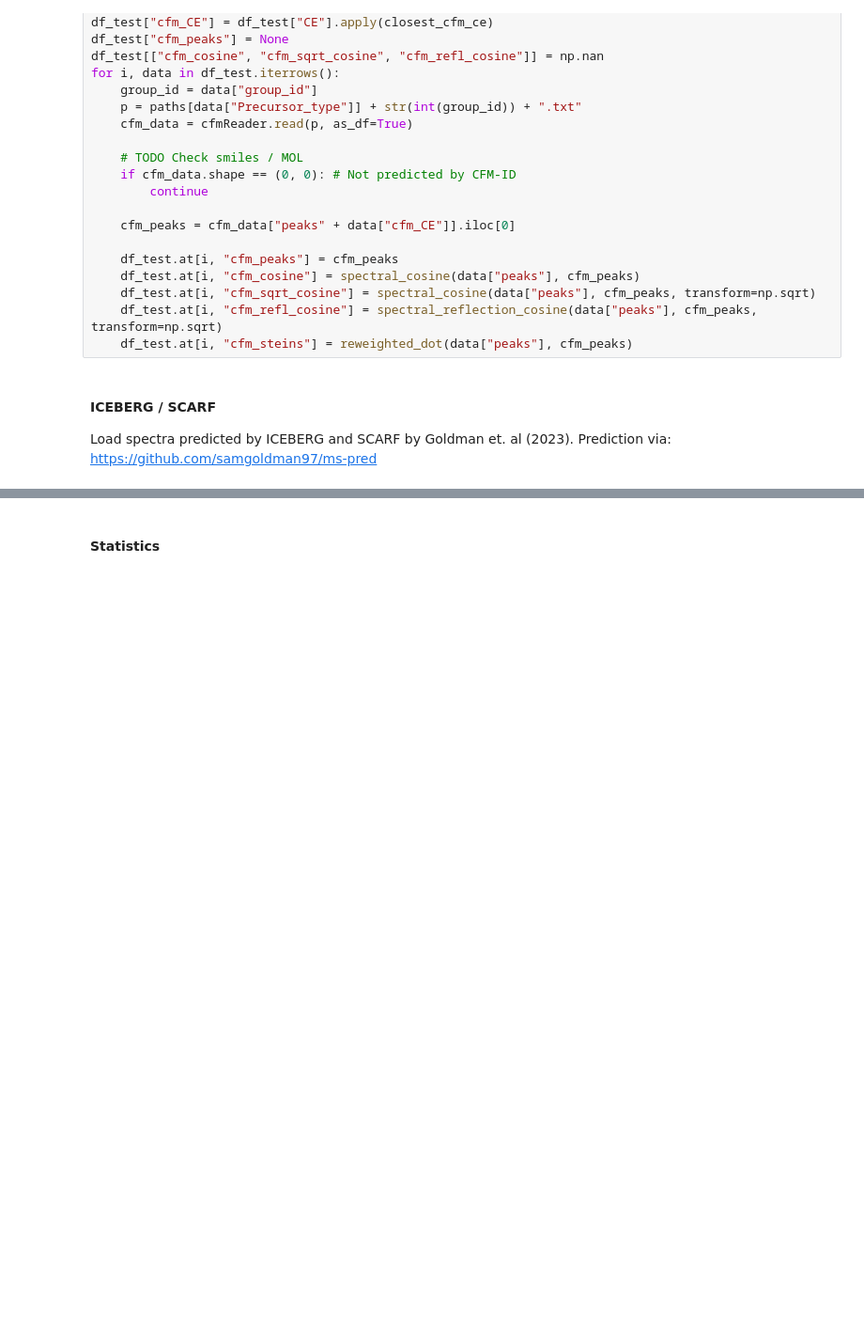
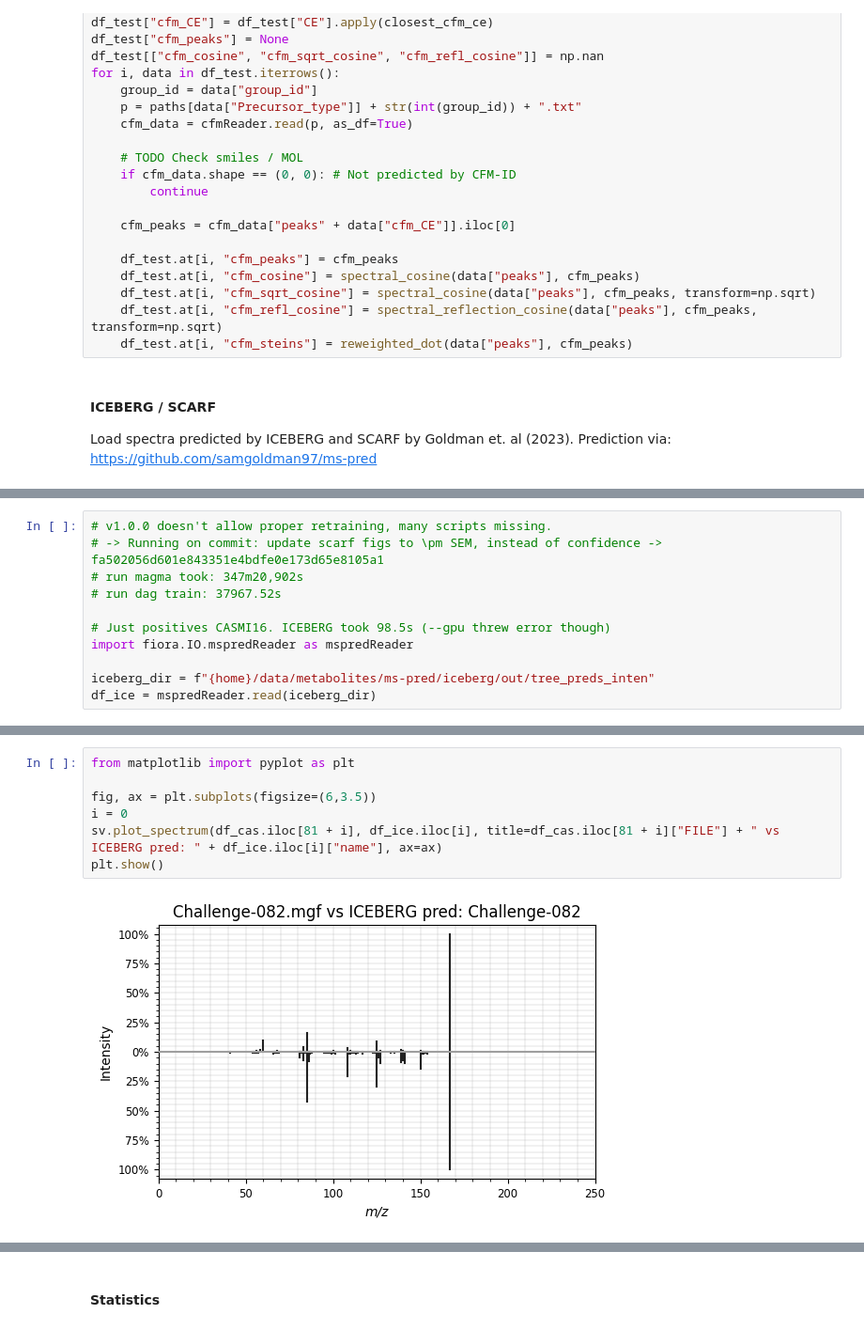
Before and after one commit to BAMeScience/fiora, a Jupyter notebook: notebooks/test_model.ipynb, the cells around one changed output, grey strips where cells are left out. Shown: that part at 94% size. Saved outputs shown, nothing was run; the diff lists cells and outputs as text; blank space fills up the shorter version.

```diff
--- a/notebooks/test_model.ipynb
+++ b/notebooks/test_model.ipynb
@@ -511,0 +442,11 @@ pd.DataFrame(read_ms_pred_output(iceberg_dir))
+# %%
+# v1.0.0 doesn't allow proper retraining, many scripts missing.
+# -> Running on commit: update scarf figs to \pm SEM, instead of confidence -> fa502056d601e843351e4bdfe0e173d65e8105a1
+# run magma took: 347m20,902s
+# run dag train: 37967.52s
+
+# Just positives CASMI16. ICEBERG took 98.5s (--gpu threw error though)
+import fiora.IO.mspredReader as mspredReader
+
+iceberg_dir = f"{home}/data/metabolites/ms-pred/iceberg/out/tree_preds_inten"
+df_ice = mspredReader.read(iceberg_dir)
@@ -512 +477,10 @@ pd.DataFrame(read_ms_pred_output(iceberg_dir))
+# %%
+from matplotlib import pyplot as plt
+
+fig, ax = plt.subplots(figsize=(6,3.5))
+i = 0
+sv.plot_spectrum(df_cas.iloc[81 + i], df_ice.iloc[i], title=df_cas.iloc[81 + i]["FILE"] + " vs ICEBERG pred: " + df_ice.iloc[i]["name"], ax=ax)
+plt.show()
+# %% [output]
+[figure, added]
 # %%
```
Also changed, not shown: parts of 11 cells of this notebook, 2 other files.
